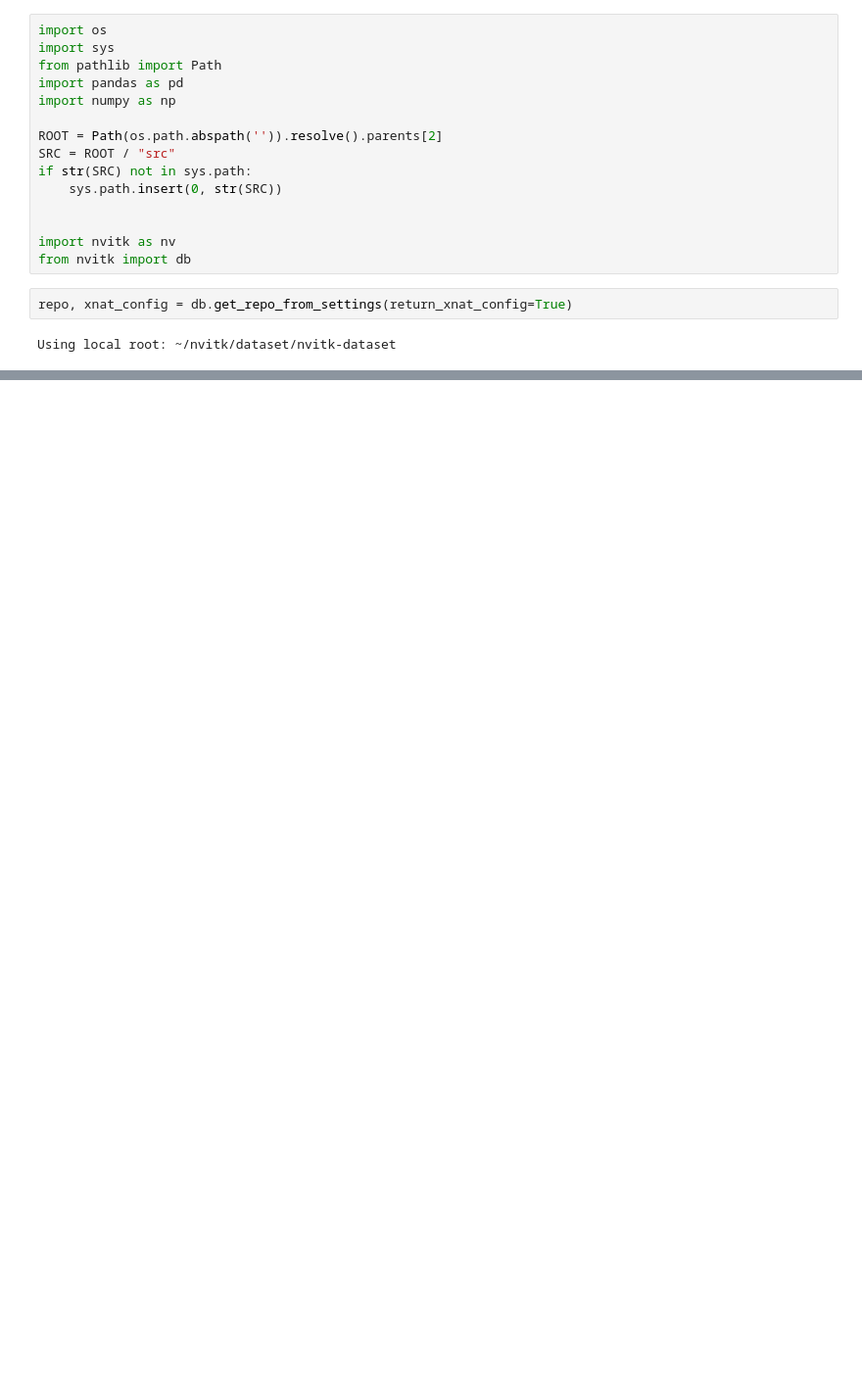
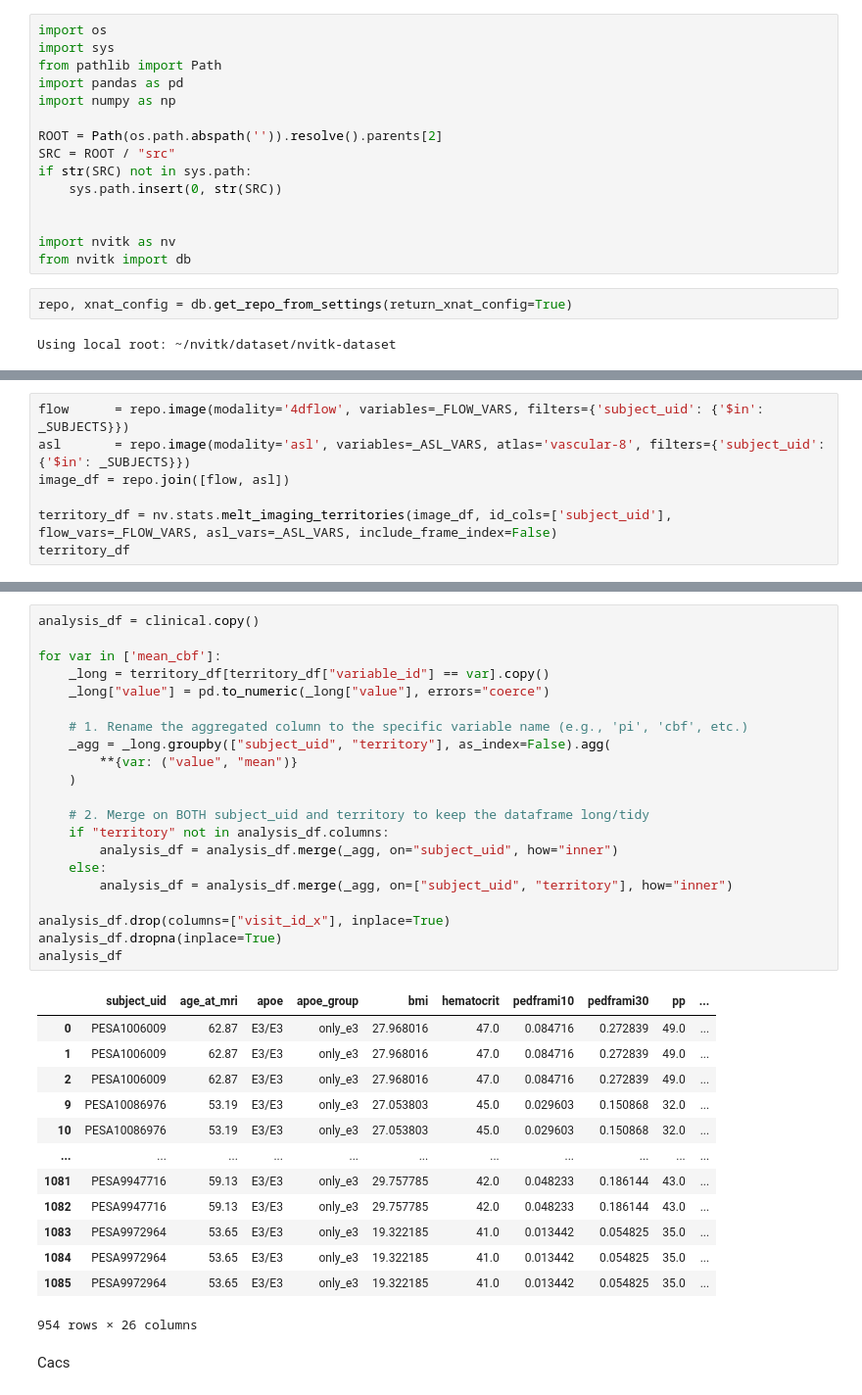
Before and after one commit to CNIC-Neuroimaging/Nvitk, a Jupyter notebook: notebooks/exploration/pesabrain-hemodynamic-modeling/exploration.ipynb, the cells around one changed output, grey strips where cells are left out. Shown at 98% size. Drawn from its saved outputs; the diff is of its cells as text; blank space fills up the shorter version.

```diff
--- a/notebooks/exploration/pesabrain-hemodynamic-modeling/exploration.ipynb
+++ b/notebooks/exploration/pesabrain-hemodynamic-modeling/exploration.ipynb
@@ -52,0 +50,7 @@ df
+# %%
+flow      = repo.image(modality='4dflow', variables=_FLOW_VARS, filters={'subject_uid': {'$in': _SUBJECTS}})
+asl       = repo.image(modality='asl', variables=_ASL_VARS, atlas='vascular-8', filters={'subject_uid': {'$in': _SUBJECTS}})
+image_df = repo.join([flow, asl])
+
+territory_df = nv.stats.melt_imaging_territories(image_df, id_cols=['subject_uid'], flow_vars=_FLOW_VARS, asl_vars=_ASL_VARS, include_frame_index=False)
+territory_df
@@ -52,0 +71,37 @@ df
+# %%
+analysis_df = clinical.copy()
+
+for var in ['mean_cbf']:
+    _long = territory_df[territory_df["variable_id"] == var].copy()
+    _long["value"] = pd.to_numeric(_long["value"], errors="coerce")
+
+    # 1. Rename the aggregated column to the specific variable name (e.g., 'pi', 'cbf', etc.)
+    _agg = _long.groupby(["subject_uid", "territory"], as_index=False).agg(
+        **{var: ("value", "mean")}
+    )
+
+    # 2. Merge on BOTH subject_uid and territory to keep the dataframe long/tidy
+    if "territory" not in analysis_df.columns:
+        analysis_df = analysis_df.merge(_agg, on="subject_uid", how="inner")
+    else:
+        analysis_df = analysis_df.merge(_agg, on=["subject_uid", "territory"], how="inner")
+
+analysis_df.drop(columns=["visit_id_x"], inplace=True)
+analysis_df.dropna(inplace=True)
+analysis_df
+# %% [output]
+|  | subject_uid | age_at_mri | apoe | apoe_group | bmi | hematocrit | pedframi10 | pedframi30 | pp | ... |
+| 0 | PESA1006009 | 62.87 | E3/E3 | only_e3 | 27.968016 | 47.0 | 0.084716 | 0.272839 | 49.0 | ... |
+| 1 | PESA1006009 | 62.87 | E3/E3 | only_e3 | 27.968016 | 47.0 | 0.084716 | 0.272839 | 49.0 | ... |
+| 2 | PESA1006009 | 62.87 | E3/E3 | only_e3 | 27.968016 | 47.0 | 0.084716 | 0.272839 | 49.0 | ... |
+| 9 | PESA10086976 | 53.19 | E3/E3 | only_e3 | 27.053803 | 45.0 | 0.029603 | 0.150868 | 32.0 | ... |
+| 10 | PESA10086976 | 53.19 | E3/E3 | only_e3 | 27.053803 | 45.0 | 0.029603 | 0.150868 | 32.0 | ... |
+| ... | ... | ... | ... | ... | ... | ... | ... | ... | ... | ... |
+| 1081 | PESA9947716 | 59.13 | E3/E3 | only_e3 | 29.757785 | 42.0 | 0.048233 | 0.186144 | 43.0 | ... |
+| 1082 | PESA9947716 | 59.13 | E3/E3 | only_e3 | 29.757785 | 42.0 | 0.048233 | 0.186144 | 43.0 | ... |
+| 1083 | PESA9972964 | 53.65 | E3/E3 | only_e3 | 19.322185 | 41.0 | 0.013442 | 0.054825 | 35.0 | ... |
+| 1084 | PESA9972964 | 53.65 | E3/E3 | only_e3 | 19.322185 | 41.0 | 0.013442 | 0.054825 | 35.0 | ... |
+| 1085 | PESA9972964 | 53.65 | E3/E3 | only_e3 | 19.322185 | 41.0 | 0.013442 | 0.054825 | 35.0 | ... |
+954 rows × 26 columns
+# %% [markdown]
+Cacs
```
Also changed, not shown: parts of 5 cells of this notebook, 7 other files.
